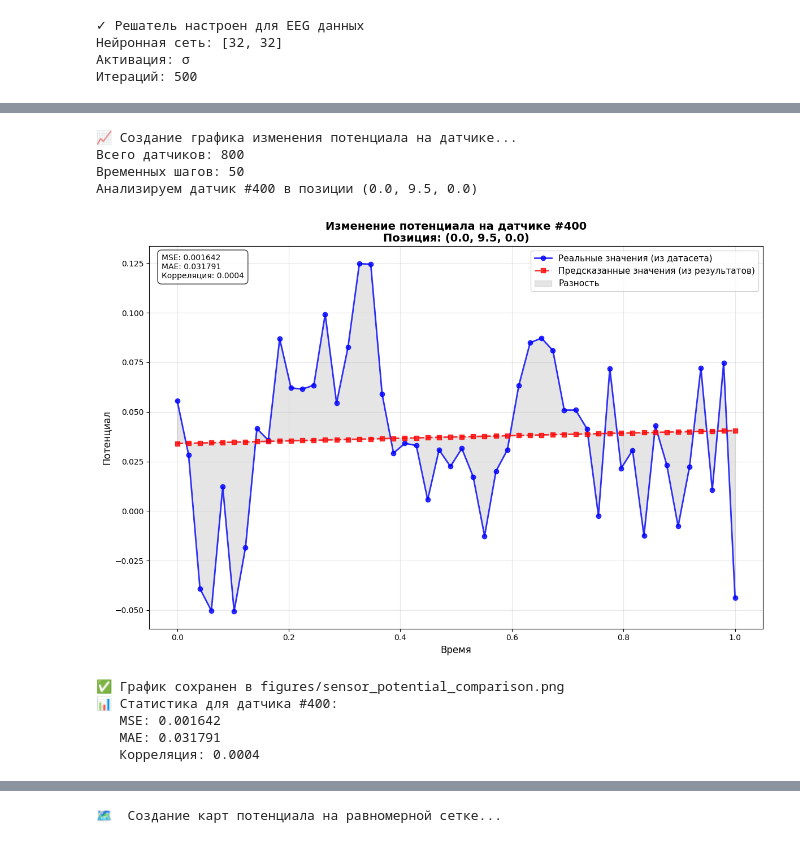
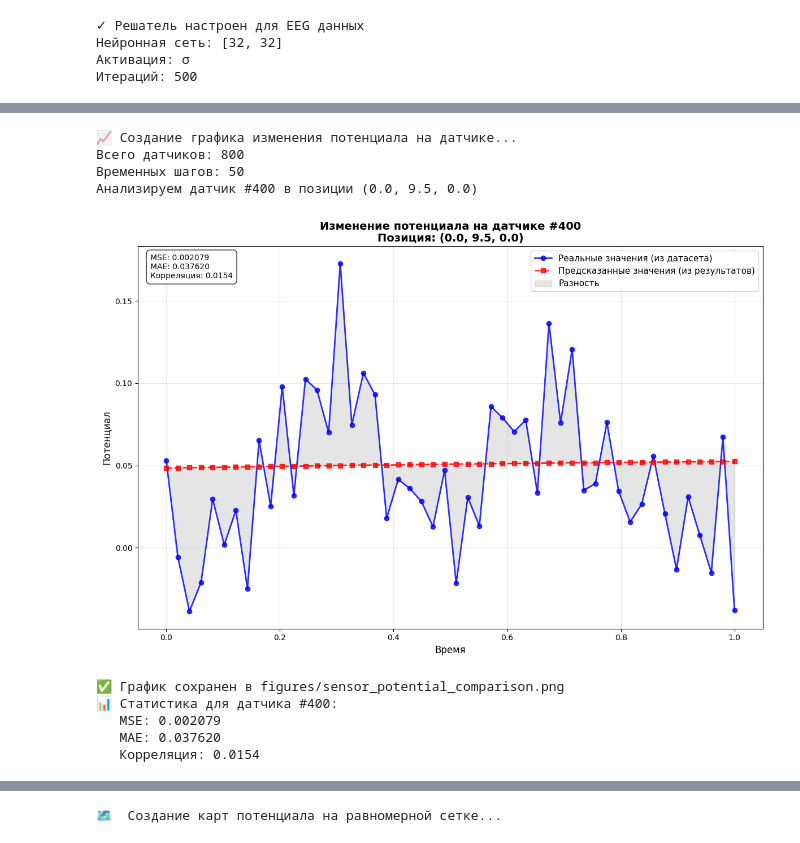
Before and after one commit to lopate/inverse-npde, a Jupyter notebook: examples/eeg_realistic_demo.ipynb, the cells around one changed output, grey strips where cells are left out. Saved outputs shown, nothing was run; the diff lists cells and outputs as text; code cells hidden in the pictures.

```diff
--- a/examples/eeg_realistic_demo.ipynb
+++ b/examples/eeg_realistic_demo.ipynb
@@ -290,7 +312,7 @@ print(f"Всего датчиков: {len(x_coords)}")
 print(f"Временных шагов: {len(time_steps)}")
 
 # Выбираем центральный датчик (или любой другой по индексу)
-sensor_idx = len(x_coords) // 2  # Центральный датчик
+sensor_idx = n_sensors // 2  # Центральный датчик
 print(f"Анализируем датчик #{sensor_idx} в позиции ({x_coords[sensor_idx]:.1f}, {y_coords[sensor_idx]:.1f}, {z_coords[sensor_idx]:.1f})")
 
 # Группируем данные по времени для выбранного датчика
@@ -299,13 +321,11 @@ measured_values = []
 predicted_values = []
 
 # Собираем все точки для этого датчика
-for i in range(len(x_coords)):
-    if (abs(x_coords[i] - x_coords[sensor_idx]) < 0.1 and
-        abs(y_coords[i] - y_coords[sensor_idx]) < 0.1 and
-        abs(z_coords[i] - z_coords[sensor_idx]) < 0.1):
-        measured_times.append(t_coords[i])
-        measured_values.append(measured_phi[i])
-        predicted_values.append(predicted_phi[i])
+for t in set(t_coords):
+    measured_times.append(t)
+    measured_values.append(measured_phi[t == t_coords][sensor_idx])
+    predicted_values.append(predicted_phi[t == t_coords][sensor_idx])
+
 
 # Сортируем по времени
 sorted_indices = np.argsort(measured_times)
@@ -331,39 +351,39 @@ plt.title(f'Изменение потенциала на датчике #{sensor
 
 plt.xlabel('Время', fontsize=12)
 plt.ylabel('Потенциал', fontsize=12)
 plt.legend(fontsize=11)
 plt.grid(True, alpha=0.3)
 
 # Добавляем статистику
 mse = np.mean([(m - p)**2 for m, p in zip(measured_sorted, predicted_sorted)])
 mae = np.mean([abs(m - p) for m, p in zip(measured_sorted, predicted_sorted)])
 correlation = np.corrcoef(measured_sorted, predicted_sorted)[0, 1]
 
 plt.text(0.02, 0.98, f'MSE: {mse:.6f}\nMAE: {mae:.6f}\nКорреляция: {correlation:.4f}',
          transform=plt.gca().transAxes, fontsize=10,
          verticalalignment='top',
          bbox=dict(boxstyle='round,pad=0.5', facecolor='white', alpha=0.8))
 
 plt.tight_layout()
 plt.savefig('figures/sensor_potential_comparison.png', dpi=300, bbox_inches='tight')
 plt.show()
 
 print(f"✅ График сохранен в figures/sensor_potential_comparison.png")
 print(f"📊 Статистика для датчика #{sensor_idx}:")
 print(f"   MSE: {mse:.6f}")
 print(f"   MAE: {mae:.6f}")
 print(f"   Корреляция: {correlation:.4f}")
 # %% [output]
 📈 Создание графика изменения потенциала на датчике...
 Всего датчиков: 800
 Временных шагов: 50
 Анализируем датчик #400 в позиции (0.0, 9.5, 0.0)
-[figure, old version]
+[figure, new version]
 ✅ График сохранен в figures/sensor_potential_comparison.png
 📊 Статистика для датчика #400:
-   MSE: 0.001642
-   MAE: 0.031791
-   Корреляция: 0.0004
+   MSE: 0.002079
+   MAE: 0.037620
+   Корреляция: 0.0154
 # %%
 # 1. Визуализация результатов с новой структурой данных из Julia
 print("📈 Создание анализа результатов с новой структурой данных...")
```
Also changed, not shown: parts of 6 cells of this notebook, 14 other files.
